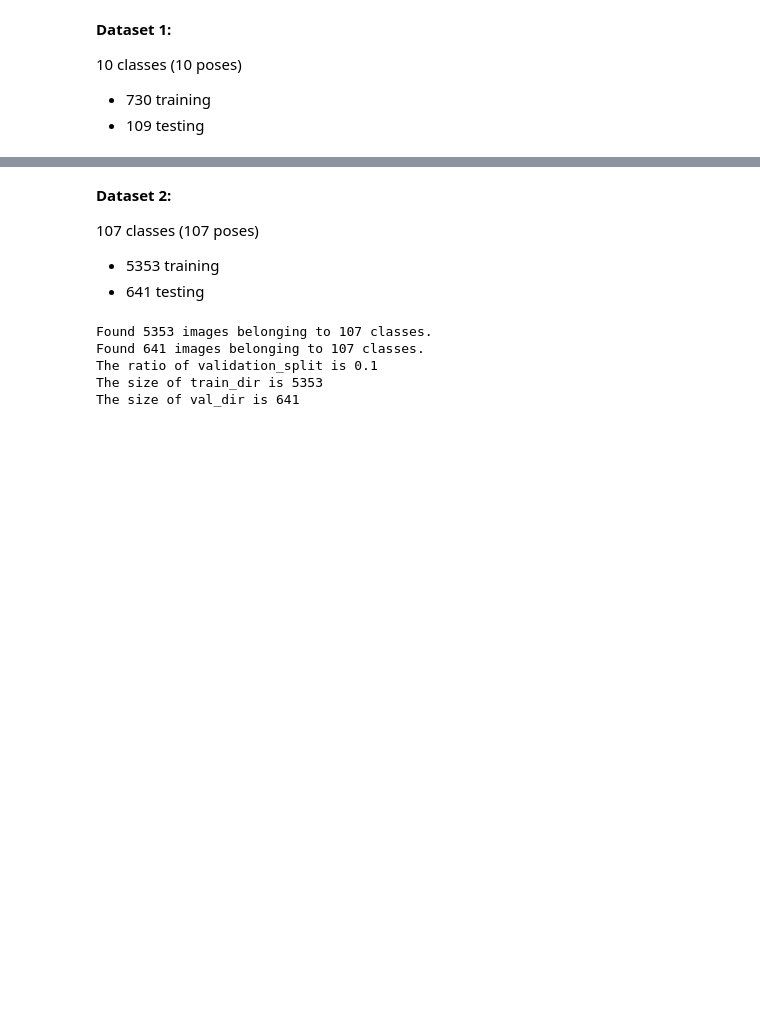
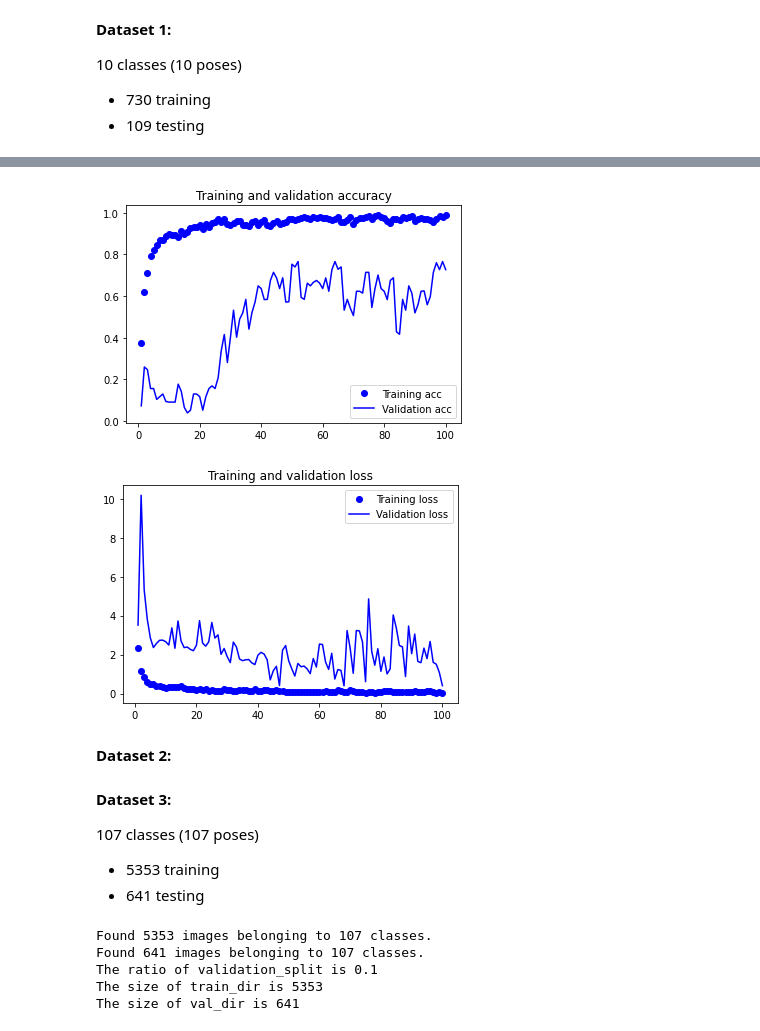
Before and after one commit to tduffy000/deep-learning-group, a Jupyter notebook: Yoga pose model_Tony.ipynb, the cells around one changed output, grey strips where cells are left out. Cells and saved outputs as stored; diff of their text form; code cells hidden in the pictures; blank space fills up the shorter version.

```diff
--- a/Yoga pose model_Tony.ipynb
+++ b/Yoga pose model_Tony.ipynb
@@ -157,0 +351,6 @@ classifier.save('yoga_practice_model_10.h5') #save model
+# %%
+from keras.applications import ResNet50
+
+conv_base = ResNet50(weights='imagenet',
+                  include_top=False,
+                  input_shape=(64, 64, 3))
@@ -157,0 +360,8 @@ classifier.save('yoga_practice_model_10.h5') #save model
+# %%
+classifier_4 = Sequential()
+classifier_4.add(conv_base)
+classifier_4.add(Flatten())
+classifier_4.add(Dense(128, activation='relu'))
+classifier_4.add(Dense(units = 10, activation = 'softmax'))\
+
+classifier_4.summary()
@@ -157,0 +385,12 @@ classifier.save('yoga_practice_model_10.h5') #save model
+# %%
+classifier_4.compile(
+              optimizer = 'adam',
+              loss = 'categorical_crossentropy',
+              metrics = ['accuracy'])
+
+model_fit_4 = classifier_4.fit_generator(
+                training_set,
+                steps_per_epoch = 730 // batch_size, # number of training set images, 729
+                epochs = 100,
+                validation_data = test_set,
+                validation_steps = 109 // batch_size) # number of test set images, 109
@@ -158,5 +415,13 @@ classifier.save('yoga_practice_model_10.h5') #save model
+# %%
+classifier_4.save('classifier_4.h5') #save model
+plotModel(model_fit_4)
+# %% [output]
+[figure, added]
+[figure, added]
+# %% [markdown]
+**Dataset 2:**
 # %% [markdown]
-**Dataset 2:**
+**Dataset 3:**
 
 107 classes (107 poses)
 - 5353 training
```
Also changed, not shown: parts of 28 cells of this notebook, 4 other files.
